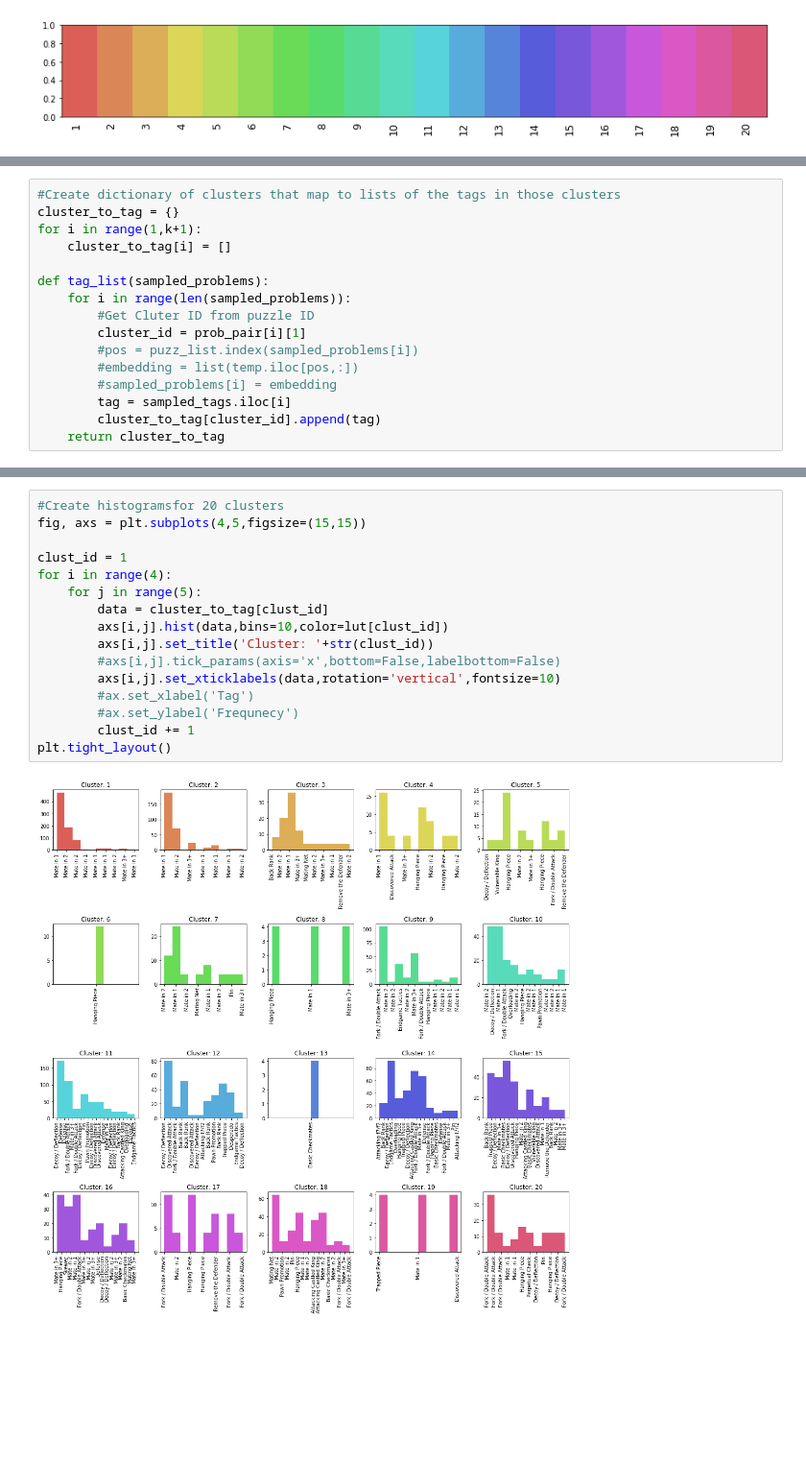
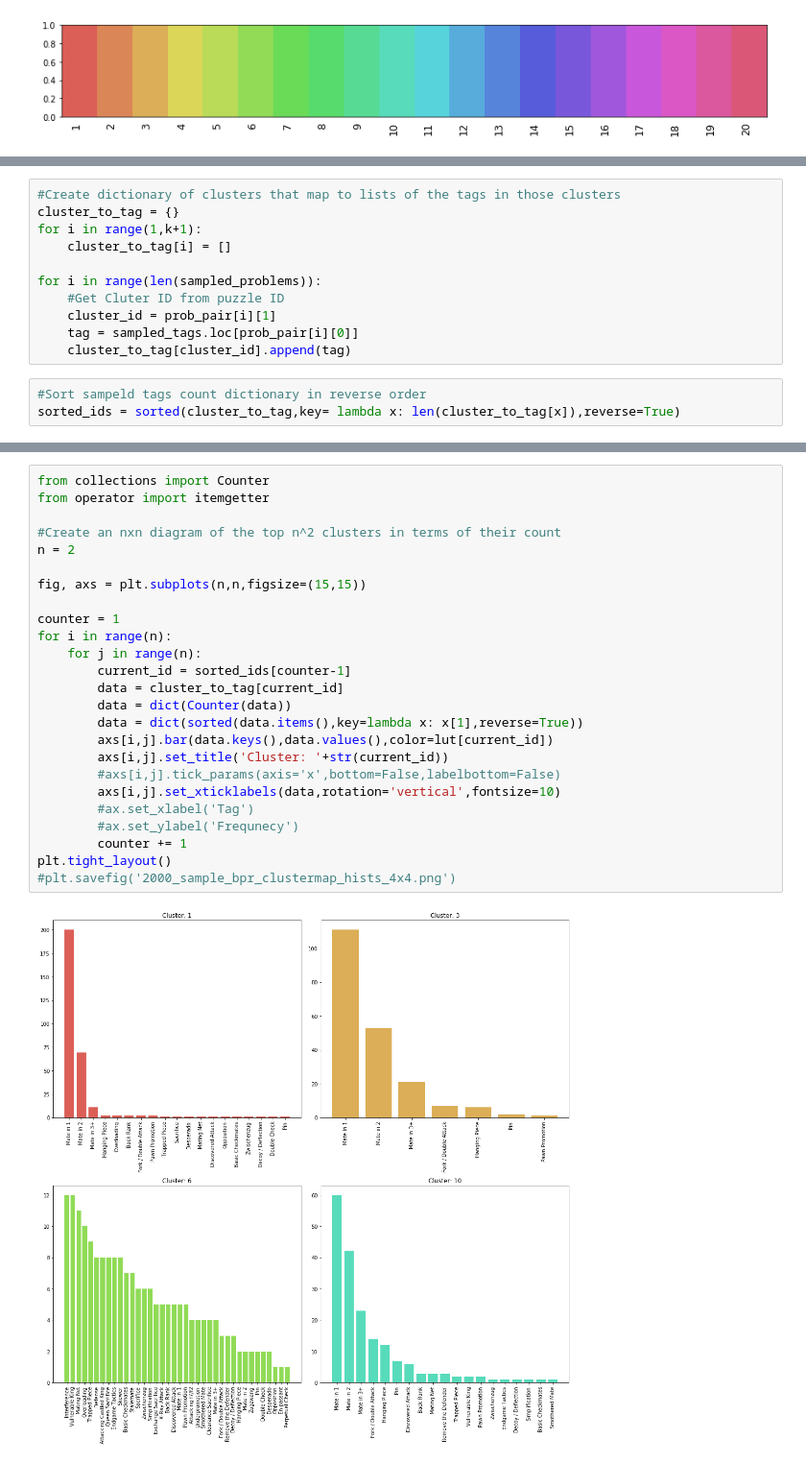
Before and after one commit to CSSLab/chess_dim_skill, a Jupyter notebook: src/Embeding Clustering.ipynb, the cells around one changed output, grey strips where cells are left out. Shown at 96% size. Drawn from its saved outputs; the diff is of its cells as text; blank space fills up the shorter version.

```diff
--- a/src/Embeding Clustering.ipynb
+++ b/src/Embeding Clustering.ipynb
@@ -137,13 +121,11 @@ cluster_to_tag = {}
 for i in range(1,k+1):
     cluster_to_tag[i] = []
 
-def tag_list(sampled_problems):
-    for i in range(len(sampled_problems)):
-        #Get Cluter ID from puzzle ID
-        cluster_id = prob_pair[i][1]
-        #pos = puzz_list.index(sampled_problems[i])
-        #embedding = list(temp.iloc[pos,:])
-        #sampled_problems[i] = embedding
-        tag = sampled_tags.iloc[i]
-        cluster_to_tag[cluster_id].append(tag)
-    return cluster_to_tag
+for i in range(len(sampled_problems)):
+    #Get Cluter ID from puzzle ID
+    cluster_id = prob_pair[i][1]
+    tag = sampled_tags.loc[prob_pair[i][0]]
+    cluster_to_tag[cluster_id].append(tag)
+# %%
+#Sort sampeld tags count dictionary in reverse order
+sorted_ids = sorted(cluster_to_tag,key= lambda x: len(cluster_to_tag[x]),reverse=True)
@@ -150,18 +136,27 @@ def tag_list(sampled_problems):
 # %%
-#Create histogramsfor 20 clusters
-fig, axs = plt.subplots(4,5,figsize=(15,15))
+from collections import Counter
+from operator import itemgetter
 
-clust_id = 1
-for i in range(4):
-    for j in range(5):
-        data = cluster_to_tag[clust_id]
-        axs[i,j].hist(data,bins=10,color=lut[clust_id])
-        axs[i,j].set_title('Cluster: '+str(clust_id))
+#Create an nxn diagram of the top n^2 clusters in terms of their count
+n = 2
+
+fig, axs = plt.subplots(n,n,figsize=(15,15))
+
+counter = 1
+for i in range(n):
+    for j in range(n):
+        current_id = sorted_ids[counter-1]
+        data = cluster_to_tag[current_id]
+        data = dict(Counter(data))
+        data = dict(sorted(data.items(),key=lambda x: x[1],reverse=True))
+        axs[i,j].bar(data.keys(),data.values(),color=lut[current_id])
+        axs[i,j].set_title('Cluster: '+str(current_id))
         #axs[i,j].tick_params(axis='x',bottom=False,labelbottom=False)
         axs[i,j].set_xticklabels(data,rotation='vertical',fontsize=10)
         #ax.set_xlabel('Tag')
         #ax.set_ylabel('Frequnecy')
-        clust_id += 1
+        counter += 1
 plt.tight_layout()
+#plt.savefig('2000_sample_bpr_clustermap_hists_4x4.png')
 # %% [output]
-[figure, old version]
+[figure, new version]
```
Also changed, not shown: parts of 19 cells of this notebook, 3 other files.
